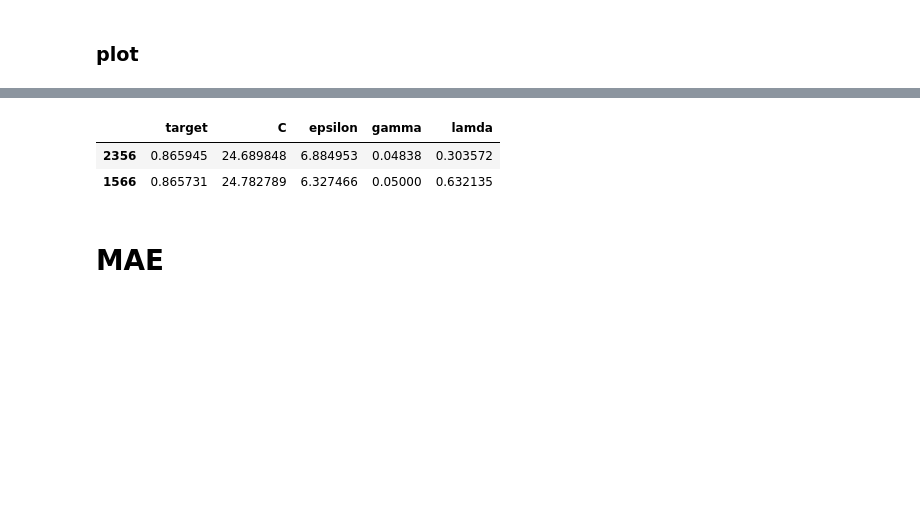
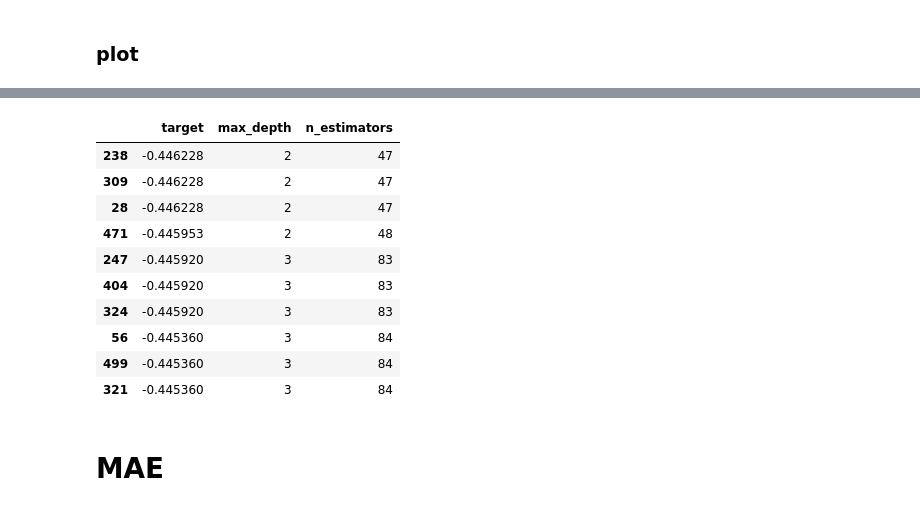
Before and after one commit to Gegori1/SVR-Extended, a Jupyter notebook: Bayesian_optimization/Diabetes_Bayesian_Optimization/Random_Forest/Bay_opt_analysis.ipynb, the cells around one changed output, grey strips where cells are left out. Saved outputs shown, nothing was run; the diff lists cells and outputs as text; code cells hidden in the pictures; blank space fills up the shorter version.

```diff
--- a/Bayesian_optimization/Diabetes_Bayesian_Optimization/Random_Forest/Bay_opt_analysis.ipynb
+++ b/Bayesian_optimization/Diabetes_Bayesian_Optimization/Random_Forest/Bay_opt_analysis.ipynb
@@ -47,14 +55,16 @@ data.sort_values("target", ascending = False).head(2)
 # %% [markdown]
 ### load data
 # %%
-jsn_path = Path().resolve() / "Logs" / "Boston_let.json"
+jsn_path = Path().resolve() / "Logs" / "Diabetes_r2_let.json"
 data = pd.read_json(jsn_path , lines = True).drop(["datetime"], axis = 1)
 # %% [markdown]
 ### convert data
 # %%
 params = pd.json_normalize(data['params'])
 # %%
-df = pd.concat([data[["target"]], params], axis = 1)
+df = pd.concat([data[["target"]], params], axis = 1).query("target > 0")
+df.target = df.target*-1
+df[["max_depth", "n_estimators"]] = df[["max_depth", "n_estimators"]].astype("int")
 # %% [markdown]
 ### plot
 # %%
@@ -73,9 +81,17 @@ data = df.query("target > 0")
 # %%
-data.sort_values("target", ascending = False).head(2)
+df.sort_values("target", ascending = True).head(10)
 # %% [output]
-|  | target | C | epsilon | gamma | lamda |
-| 2356 | 0.865945 | 24.689848 | 6.884953 | 0.04838 | 0.303572 |
-| 1566 | 0.865731 | 24.782789 | 6.327466 | 0.05000 | 0.632135 |
+|  | target | max_depth | n_estimators |
+| 238 | -0.446228 | 2 | 47 |
+| 309 | -0.446228 | 2 | 47 |
+| 28 | -0.446228 | 2 | 47 |
+| 471 | -0.445953 | 2 | 48 |
+| 247 | -0.445920 | 3 | 83 |
+| 404 | -0.445920 | 3 | 83 |
+| 324 | -0.445920 | 3 | 83 |
+| 56 | -0.445360 | 3 | 84 |
+| 499 | -0.445360 | 3 | 84 |
+| 321 | -0.445360 | 3 | 84 |
 # %% [markdown]
 # MAE
 # %% [markdown]
```
Also changed, not shown: parts of 11 cells of this notebook, 37 other files.
